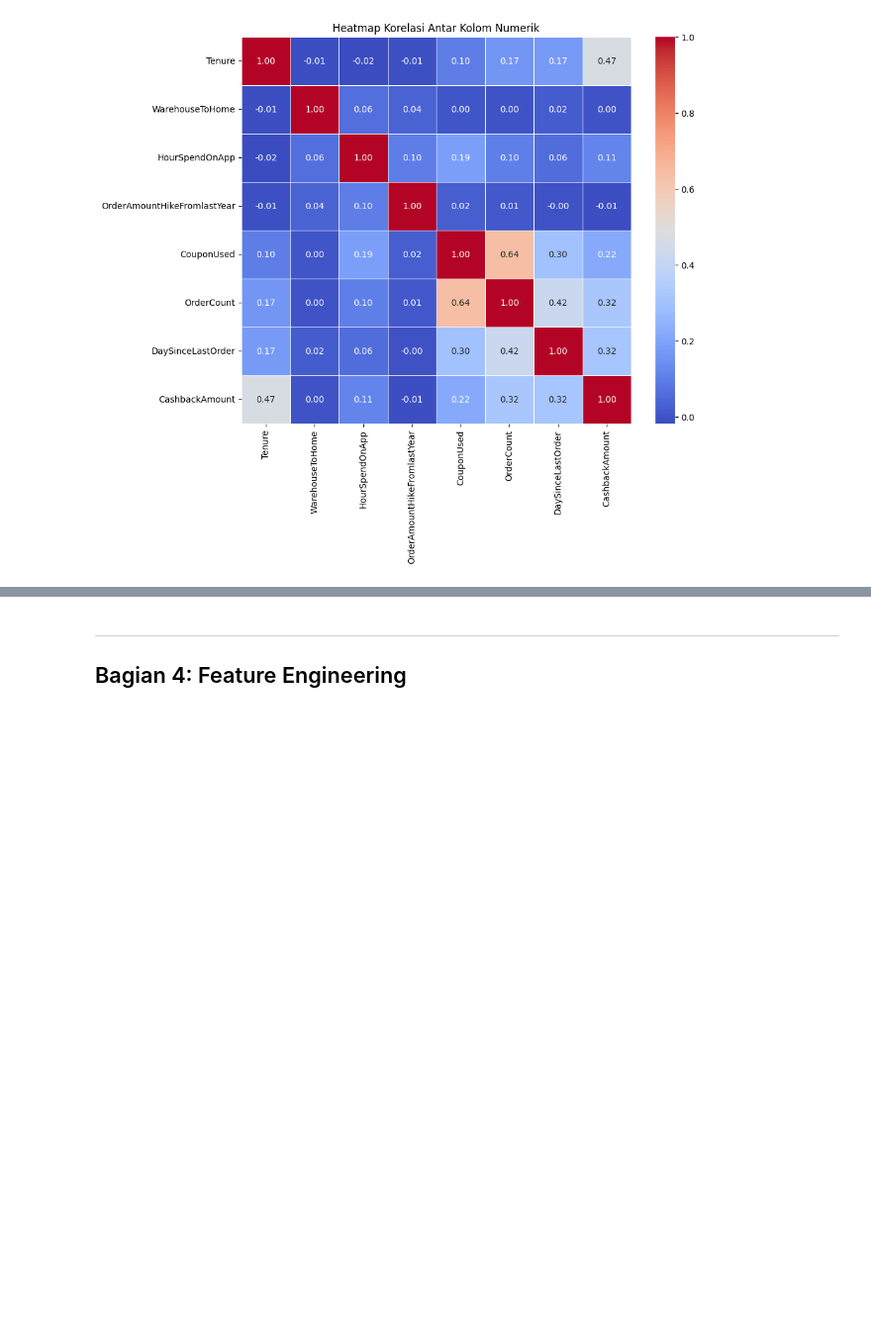
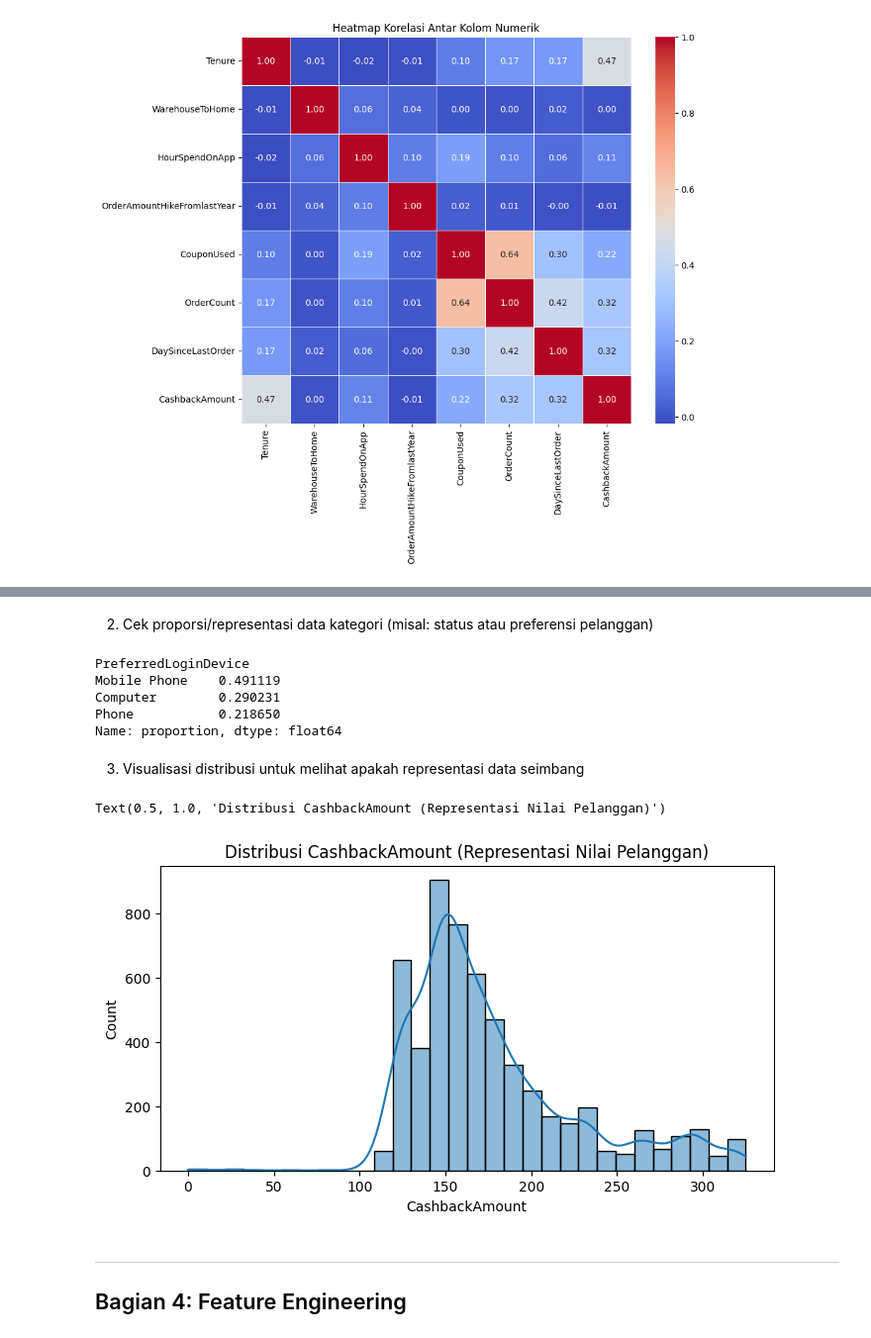
Before and after one commit to biyancore/Project_Segmentasi_Ecommerce, a Jupyter notebook: ecommerce_data_understanding.ipynb, the cells around one changed output, grey strips where cells are left out. Shown at 99% size. Drawn from its saved outputs; the diff is of its cells as text; code cells hidden in the pictures; blank space fills up the shorter version.

Commit message:
Update notebook data understanding versi Biyan

```diff
--- a/ecommerce_data_understanding.ipynb
+++ b/ecommerce_data_understanding.ipynb
@@ -266,3 +307,22 @@ plt.show()
+# %% [markdown]
+2. Cek proporsi/representasi data kategori (misal: status atau preferensi pelanggan)
+# %%
+print(df['PreferredLoginDevice'].value_counts(normalize=True)) # Menampilkan dalam bentuk persentase (%)
+# %% [output]
+PreferredLoginDevice
+Mobile Phone    0.491119
+Computer        0.290231
+Phone           0.218650
+Name: proportion, dtype: float64
+# %% [markdown]
+3. Visualisasi distribusi untuk melihat apakah representasi data seimbang
+# %%
+plt.figure(figsize=(8, 4))
+sns.histplot(df['CashbackAmount'], kde=True, bins=30)
+plt.title("Distribusi CashbackAmount (Representasi Nilai Pelanggan)")
+# %% [output]
+Text(0.5, 1.0, 'Distribusi CashbackAmount (Representasi Nilai Pelanggan)')
+[figure, added]
 # %% [markdown]
 ---
 ## Bagian 4: Feature Engineering
```
Also changed, not shown: parts of 5 cells of this notebook.
